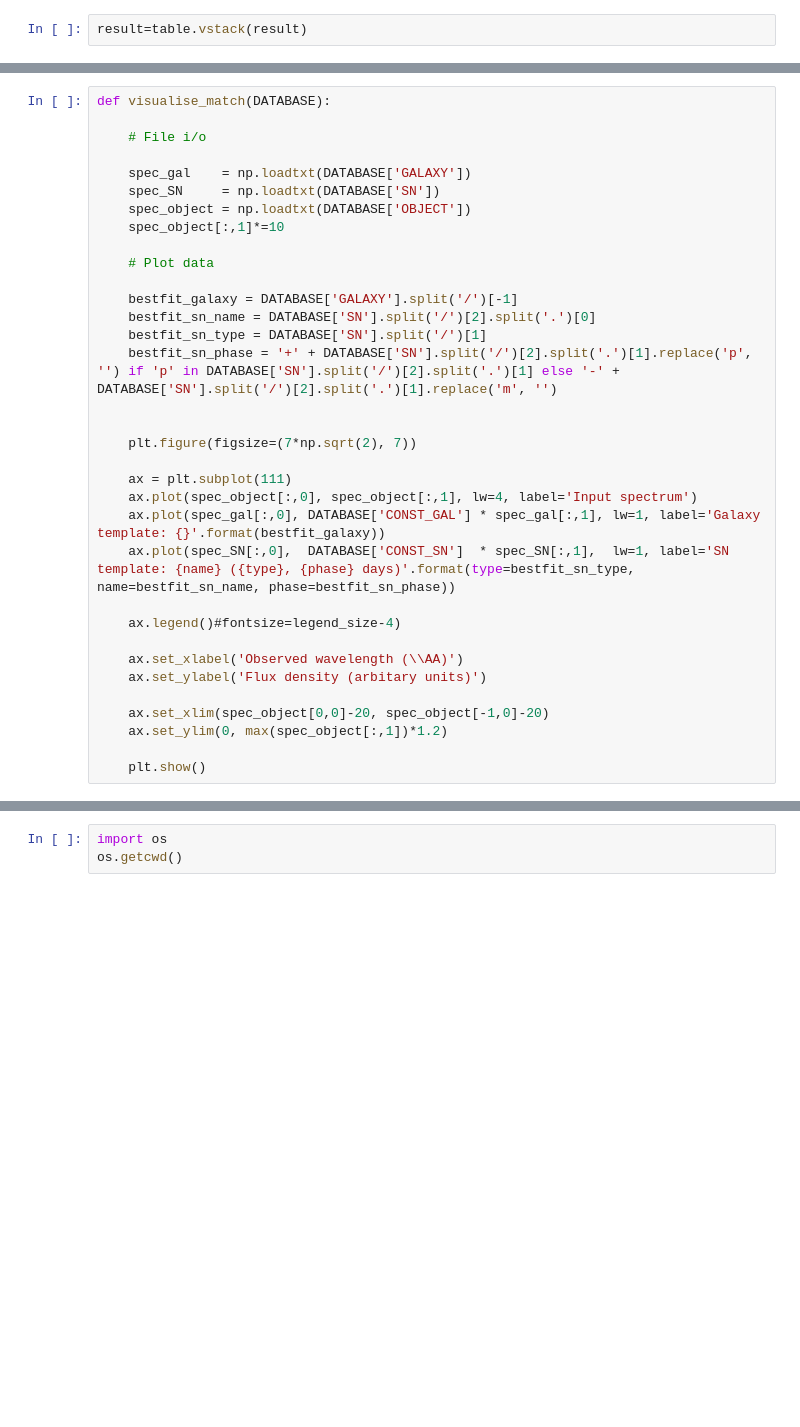
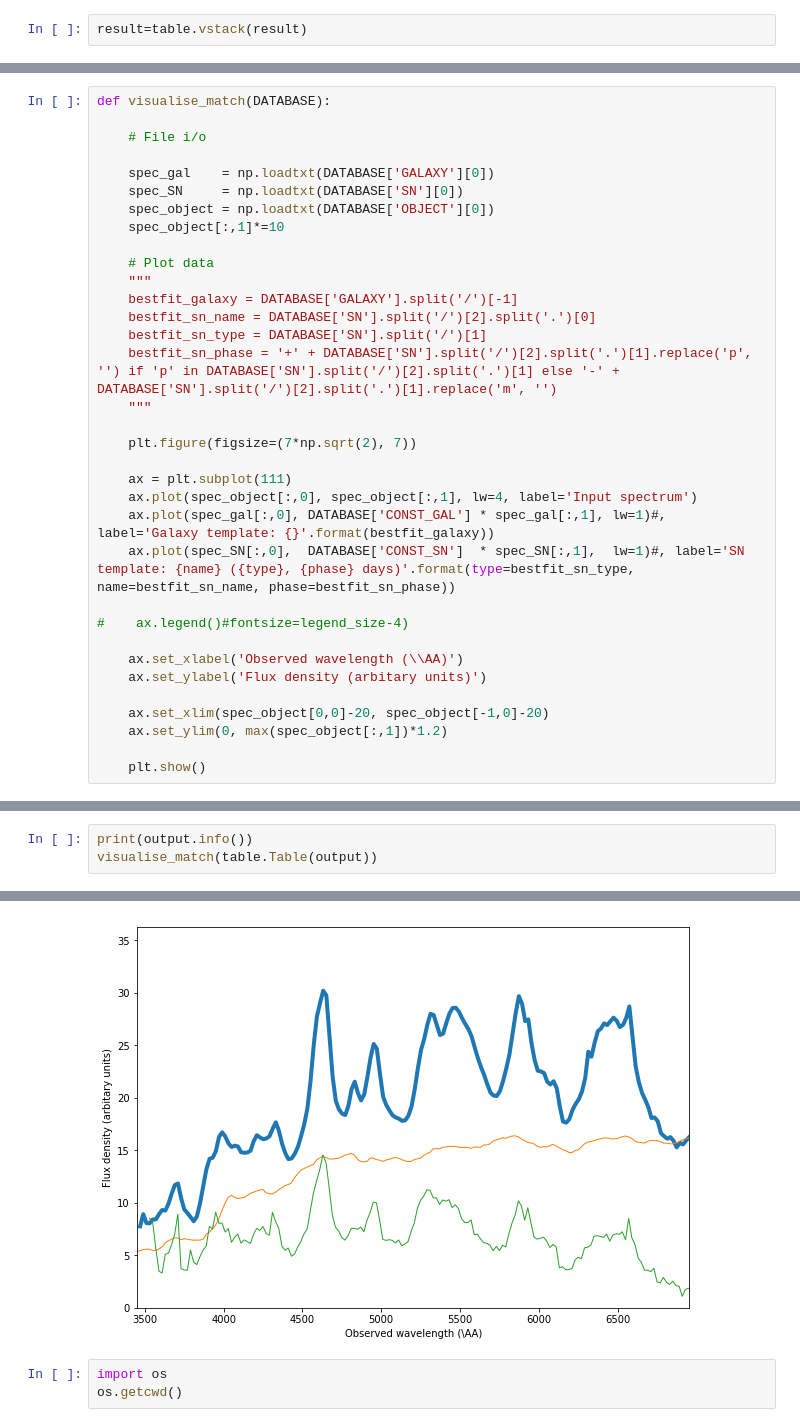
Before and after one commit to oyaron/NGSF, a Jupyter notebook: SSF_v2.ipynb, the cells around one changed output, grey strips where cells are left out. Cells and saved outputs as stored; diff of their text form; blank space fills up the shorter version.

```diff
--- a/SSF_v2.ipynb
+++ b/SSF_v2.ipynb
@@ -386,27 +315,27 @@ def visualise_match(DATABASE):
 
     # File i/o
 
-    spec_gal    = np.loadtxt(DATABASE['GALAXY'])
-    spec_SN     = np.loadtxt(DATABASE['SN'])
-    spec_object = np.loadtxt(DATABASE['OBJECT'])
+    spec_gal    = np.loadtxt(DATABASE['GALAXY'][0])
+    spec_SN     = np.loadtxt(DATABASE['SN'][0])
+    spec_object = np.loadtxt(DATABASE['OBJECT'][0])
     spec_object[:,1]*=10
 
     # Plot data
-
+    """
     bestfit_galaxy = DATABASE['GALAXY'].split('/')[-1]
     bestfit_sn_name = DATABASE['SN'].split('/')[2].split('.')[0]
     bestfit_sn_type = DATABASE['SN'].split('/')[1]
     bestfit_sn_phase = '+' + DATABASE['SN'].split('/')[2].split('.')[1].replace('p', '') if 'p' in DATABASE['SN'].split('/')[2].split('.')[1] else '-' + DATABASE['SN'].split('/')[2].split('.')[1].replace('m', '')
-
+    """
 
     plt.figure(figsize=(7*np.sqrt(2), 7))
 
     ax = plt.subplot(111)
     ax.plot(spec_object[:,0], spec_object[:,1], lw=4, label='Input spectrum')
-    ax.plot(spec_gal[:,0], DATABASE['CONST_GAL'] * spec_gal[:,1], lw=1, label='Galaxy template: {}'.format(bestfit_galaxy))
-    ax.plot(spec_SN[:,0],  DATABASE['CONST_SN']  * spec_SN[:,1],  lw=1, label='SN template: {name} ({type}, {phase} days)'.format(type=bestfit_sn_type, name=bestfit_sn_name, phase=bestfit_sn_phase))
+    ax.plot(spec_gal[:,0], DATABASE['CONST_GAL'] * spec_gal[:,1], lw=1)#, label='Galaxy template: {}'.format(bestfit_galaxy))
+    ax.plot(spec_SN[:,0],  DATABASE['CONST_SN']  * spec_SN[:,1],  lw=1)#, label='SN template: {name} ({type}, {phase} days)'.format(type=bestfit_sn_type, name=bestfit_sn_name, phase=bestfit_sn_phase))
 
-    ax.legend()#fontsize=legend_size-4)
+#    ax.legend()#fontsize=legend_size-4)
 
     ax.set_xlabel('Observed wavelength (\\AA)')
     ax.set_ylabel('Flux density (arbitary units)')
@@ -445,0 +351,4 @@ array([[1.27192900e+03, 3.77100500e-16],
+# %%
+print(output.info())
+visualise_match(table.Table(output))
+# %% [output]
@@ -446,3 +369,4 @@ array([[1.27192900e+03, 3.77100500e-16],
+[figure, added]
 # %%
 import os
 os.getcwd()
```
Also changed, not shown: parts of 29 cells of this notebook.
